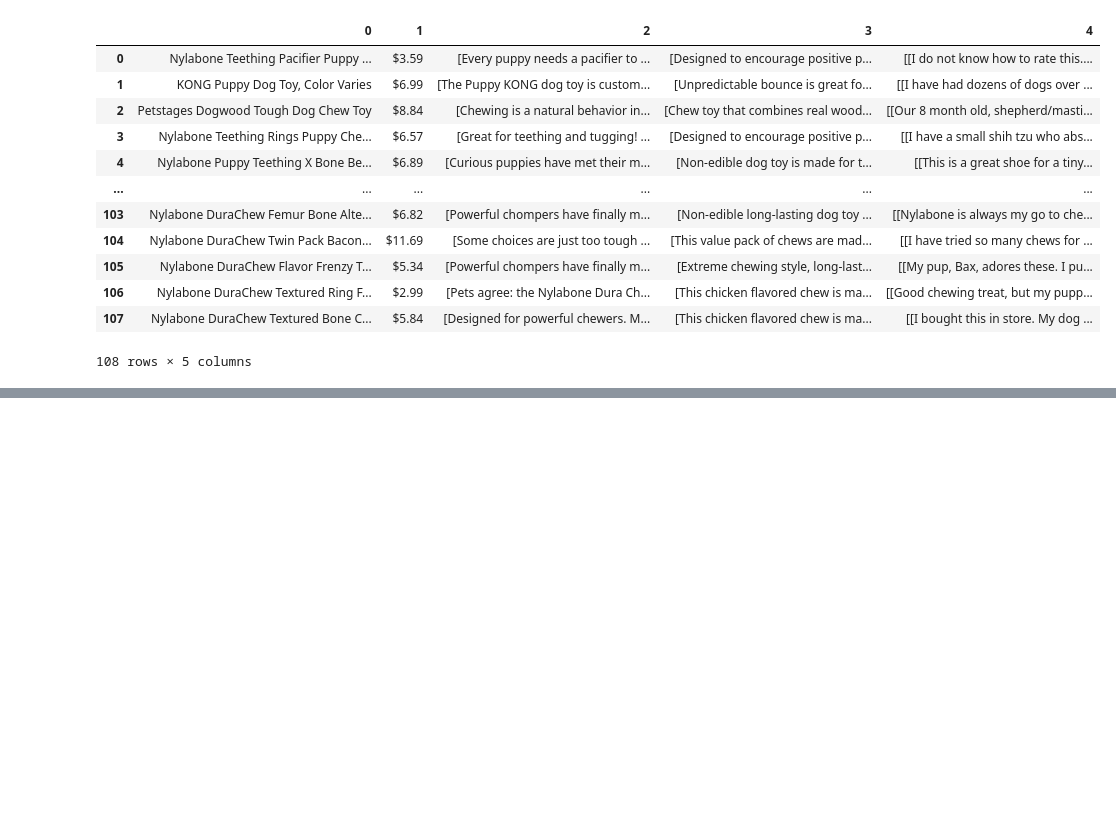
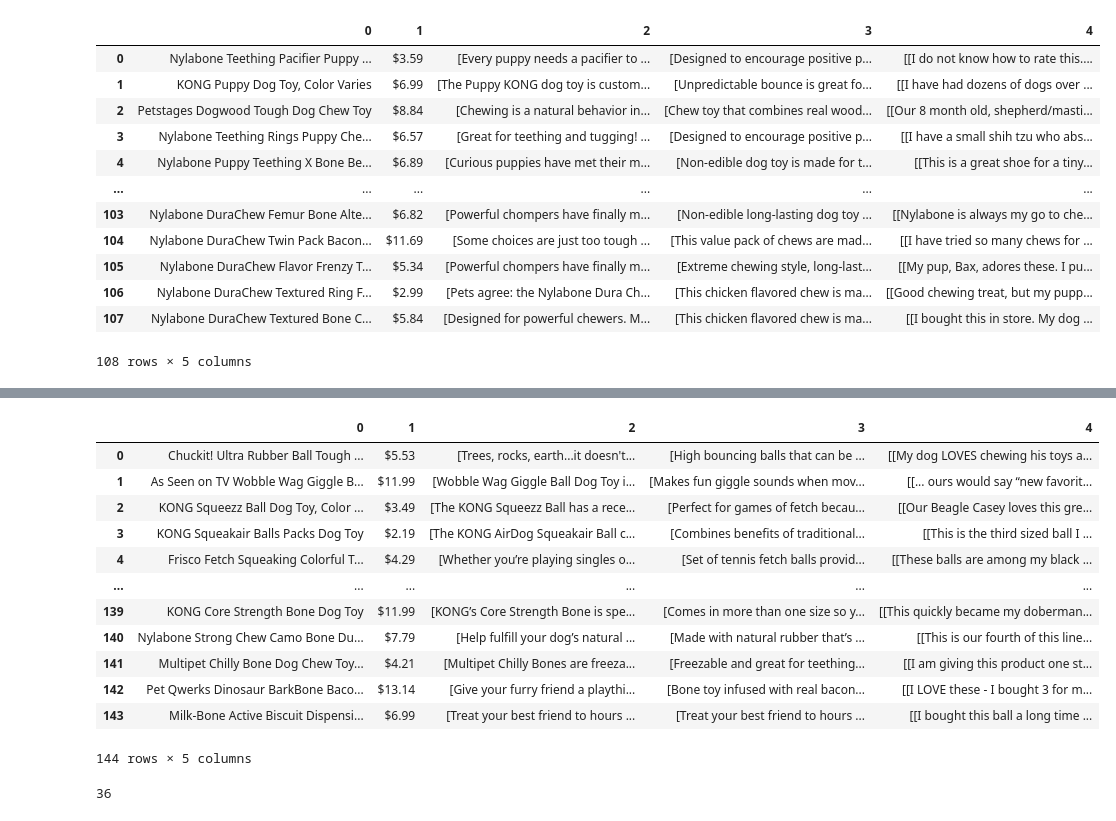
Before and after one commit to haleytaft/capstone, a Jupyter notebook: data-collection.ipynb, the cells around one changed output, grey strips where cells are left out. Saved outputs shown, nothing was run; the diff lists cells and outputs as text; code cells hidden in the pictures; blank space fills up the shorter version.

```diff
--- a/data-collection.ipynb
+++ b/data-collection.ipynb
@@ -442,3 +443,24 @@ fetch_toys.append(stick_toys)
+# %%
+fetch_df_list = []
+for cat in fetch_toys:
+    for toy in cat:
+        fetch_df_list.append(toy)
+fetch_df = pd.DataFrame(fetch_df_list)
+fetch_df
+# %% [output]
+|  | 0 | 1 | 2 | 3 | 4 |
+| 0 | Chuckit! Ultra Rubber Ball Tough ... | $5.53 | [Trees, rocks, earth...it doesn't... | [High bouncing balls that can be ... | [[My dog LOVES chewing his toys a... |
+| 1 | As Seen on TV Wobble Wag Giggle B... | $11.99 | [Wobble Wag Giggle Ball Dog Toy i... | [Makes fun giggle sounds when mov... | [[... ours would say “new favorit... |
+| 2 | KONG Squeezz Ball Dog Toy, Color ... | $3.49 | [The KONG Squeezz Ball has a rece... | [Perfect for games of fetch becau... | [[Our Beagle Casey loves this gre... |
+| 3 | KONG Squeakair Balls Packs Dog Toy | $2.19 | [The KONG AirDog Squeakair Ball c... | [Combines benefits of traditional... | [[This is the third sized ball I ... |
+| 4 | Frisco Fetch Squeaking Colorful T... | $4.29 | [Whether you’re playing singles o... | [Set of tennis fetch balls provid... | [[These balls are among my black ... |
+| ... | ... | ... | ... | ... | ... |
+| 139 | KONG Core Strength Bone Dog Toy | $11.99 | [KONG’s Core Strength Bone is spe... | [Comes in more than one size so y... | [[This quickly became my doberman... |
+| 140 | Nylabone Strong Chew Camo Bone Du... | $7.79 | [Help fulfill your dog’s natural ... | [Made with natural rubber that’s ... | [[This is our fourth of this line... |
+| 141 | Multipet Chilly Bone Dog Chew Toy... | $4.21 | [Multipet Chilly Bones are freeza... | [Freezable and great for teething... | [[I am giving this product one st... |
+| 142 | Pet Qwerks Dinosaur BarkBone Baco... | $13.14 | [Give your furry friend a playthi... | [Bone toy infused with real bacon... | [[I LOVE these - I bought 3 for m... |
+| 143 | Milk-Bone Active Biscuit Dispensi... | $6.99 | [Treat your best friend to hours ... | [Treat your best friend to hours ... | [[I bought this ball a long time ... |
+144 rows × 5 columns
 # %%
 # ROPE & TUG TOYS
 
@@ -450,9 +472,14 @@ driver.get("https://www.chewy.com/b/toys-315")
 chew_toys_link = driver.find_element_by_link_text('Rope & Tug Toys')
 chew_toys_link.click()
 
+rope_tug_toys = []
 
-try:
-    # To look at the rope & tug toys -- NEED TO FIGURE OUT HOW TO ACCESS THEM
-    check = WebDriverWait(driver, 10).until(EC.presence_of_element_located((By.LINK_TEXT, "Toys")))
-except:
-    driver.quit()
+# To look at the rope & tug toys -- NEED TO FIGURE OUT HOW TO ACCESS THEM
+check = WebDriverWait(driver, 10).until(EC.presence_of_element_located((By.LINK_TEXT, "Toys")))
+
+products = driver.find_elements_by_class_name('product')
+print(len(products))
+
+scrape_toy_page(rope_tug_toys, products)
+# %% [output]
+36
```
Also changed, not shown: parts of 9 cells of this notebook.
